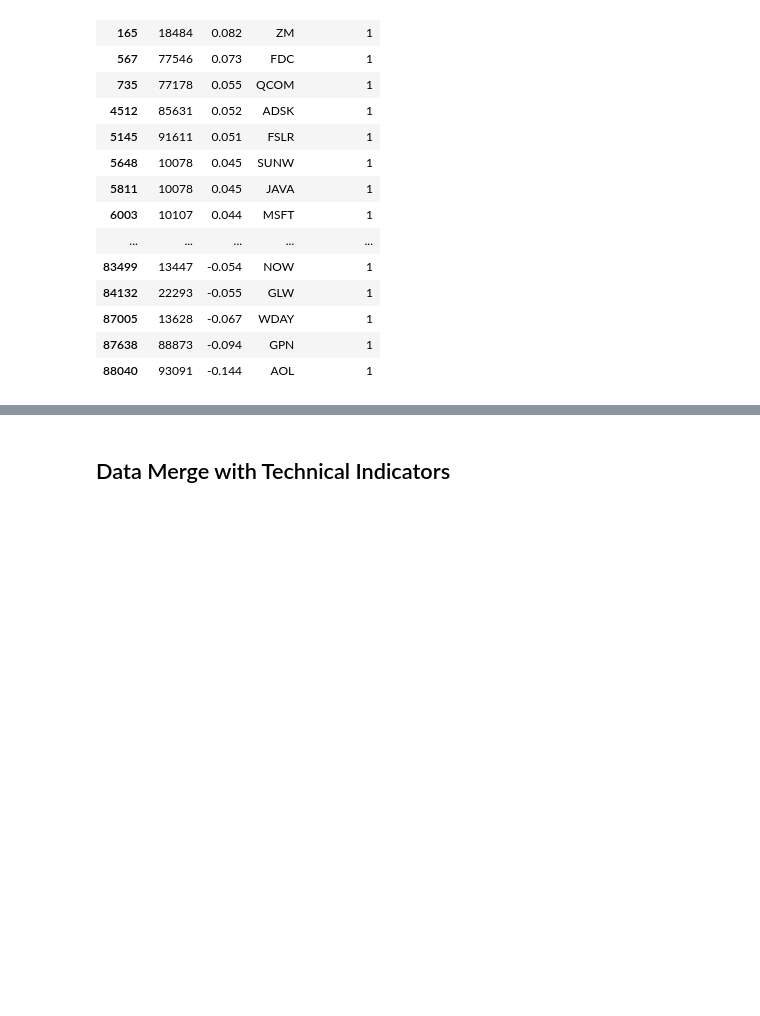
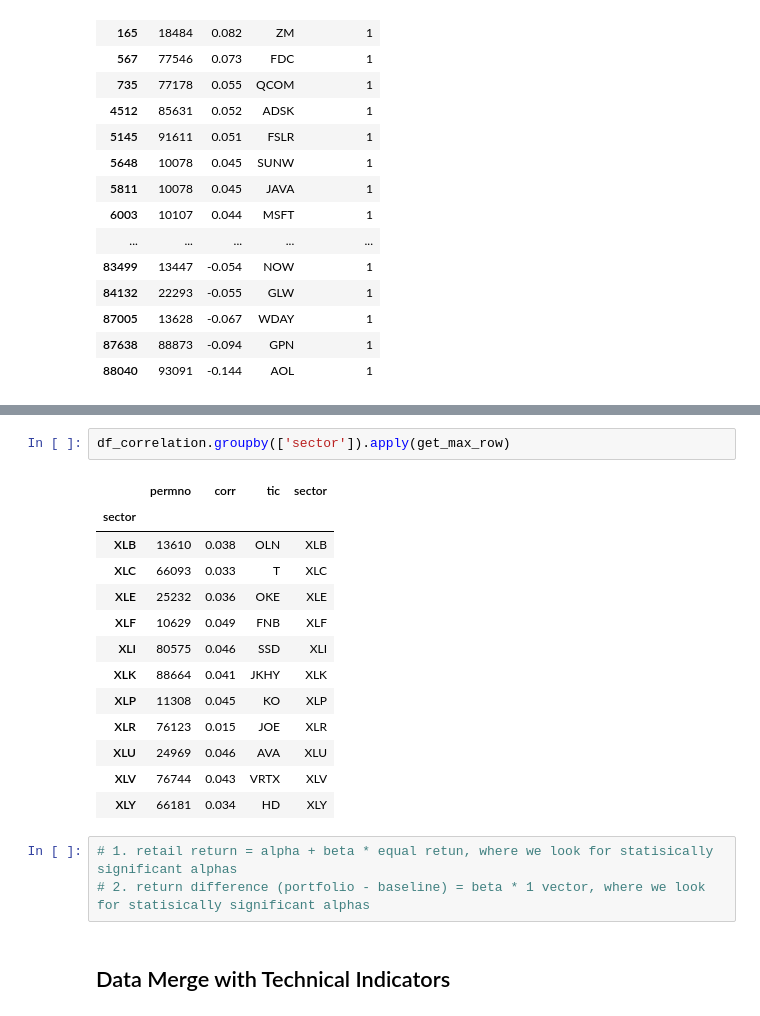
Before and after one commit to AI4Finance-Foundation/FinRL_Imitation_Learning, a Jupyter notebook: Stock_Selection.ipynb, the cells around one changed output, grey strips where cells are left out. Drawn from its saved outputs; the diff is of its cells as text; blank space fills up the shorter version.

```diff
--- a/Stock_Selection.ipynb
+++ b/Stock_Selection.ipynb
@@ -564,3 +641,22 @@ Timestamp('2021-12-31 00:00:00')
+# %%
+df_correlation.groupby(['sector']).apply(get_max_row)
+# %% [output]
+|  | permno | corr | tic | sector |
+| sector |  |  |  |  |
+| XLB | 13610 | 0.038 | OLN | XLB |
+| XLC | 66093 | 0.033 | T | XLC |
+| XLE | 25232 | 0.036 | OKE | XLE |
+| XLF | 10629 | 0.049 | FNB | XLF |
+| XLI | 80575 | 0.046 | SSD | XLI |
+| XLK | 88664 | 0.041 | JKHY | XLK |
+| XLP | 11308 | 0.045 | KO | XLP |
+| XLR | 76123 | 0.015 | JOE | XLR |
+| XLU | 24969 | 0.046 | AVA | XLU |
+| XLV | 76744 | 0.043 | VRTX | XLV |
+| XLY | 66181 | 0.034 | HD | XLY |
+# %%
+# 1. retail return = alpha + beta * equal retun, where we look for statisically significant alphas
+# 2. return difference (portfolio - baseline) = beta * 1 vector, where we look for statisically significant alphas
 # %% [markdown]
 ## Data Merge with Technical Indicators
 # %%
```
Also changed, not shown: parts of 29 cells of this notebook.
